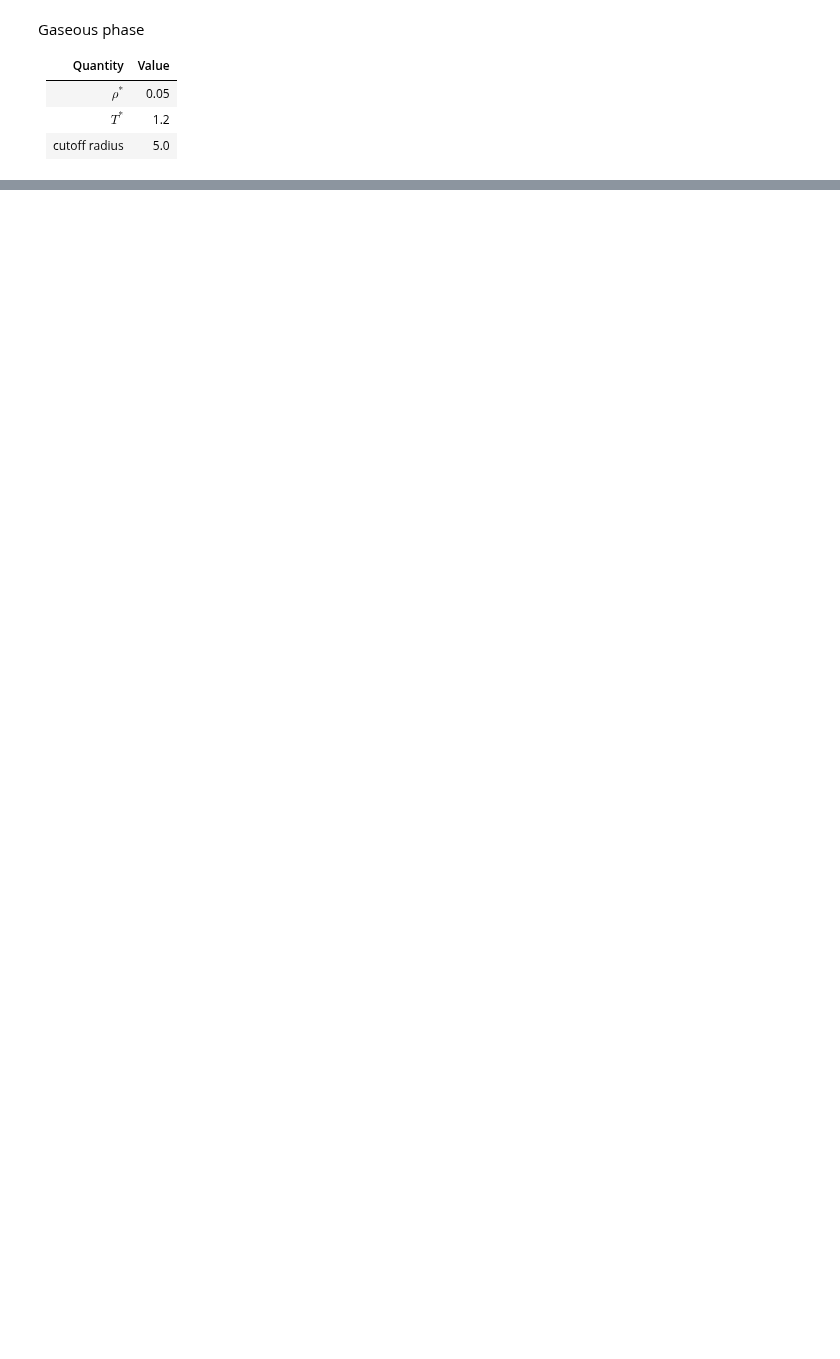
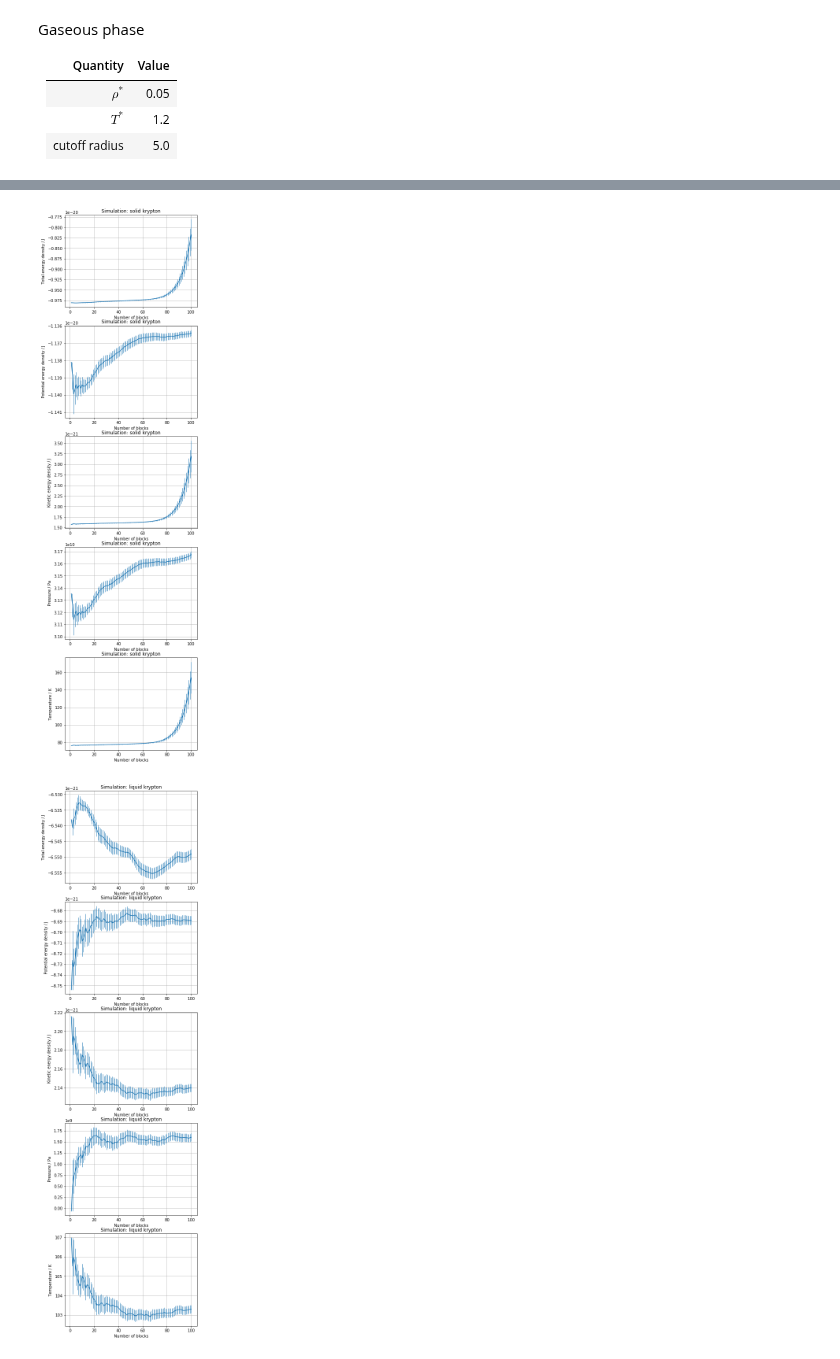
Before and after one commit to phaerrax/lab-simulazione-numerica, a Jupyter notebook: exercise04/exercise04.ipynb, the cells around one changed output, grey strips where cells are left out. Cells and saved outputs as stored; diff of their text form; code cells hidden in the pictures; blank space fills up the shorter version.

```diff
--- a/exercise04/exercise04.ipynb
+++ b/exercise04/exercise04.ipynb
@@ -292,13 +135,0 @@ Gaseous phase
-# %%
-prefix = "krypton/gaseous/output_"
-
-for i in range(len(titles)):
-    avg, std = np.loadtxt(prefix + filename[i] + ".dat", unpack = True)
-    plt.figure(i, figsize = (9,6))
-    plt.errorbar(range(1, len(avg) + 1), unit[i] * avg, yerr = unit[i] * std)
-    plt.title("Gaseous krypton")
-    plt.ylabel(titles[i])
-    plt.xlabel("Number of blocks")
-    plt.grid(True)
-
-plt.show()
@@ -310,0 +136,32 @@ plt.show()
+# %%
+element = "krypton"
+
+# Common parameters
+length      = 0.364e-9
+energy      = 164 * boltzmann_constant
+mass        = 83.798 * atomic_mass_unit
+unit        = [energy, energy, energy, energy / length**3, energy / boltzmann_constant]
+
+for phase in phases:
+    prefix = element + "/" + phase + "/output_"
+
+    fig, axes = plt.subplots(nrows = 5, ncols = 1, figsize = (6, 5 * 5))
+    axes = axes.flatten()
+
+    for i, (title, unit, filename) in enumerate(zip(titles, units, filenames)):
+        avg, std = np.loadtxt(prefix + filename + ".dat", unpack = True)
+        axes[i].errorbar(
+            range(1, len(avg) + 1),
+            unit * avg,
+            yerr = unit * std,
+            elinewidth = 1
+        )
+        axes[i].set_title("Simulation: " + phase + " " + element)
+        axes[i].set_ylabel(title)
+        axes[i].set_xlabel("Number of blocks")
+        axes[i].grid(True)
+
+    plt.show()
+# %% [output]
+[figure, added]
+[figure, added]
```
Also changed, not shown: parts of 29 cells of this notebook.
